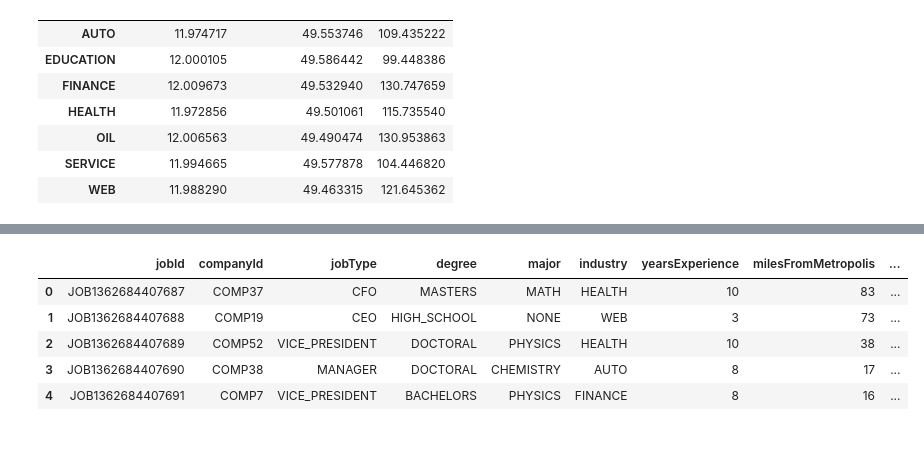
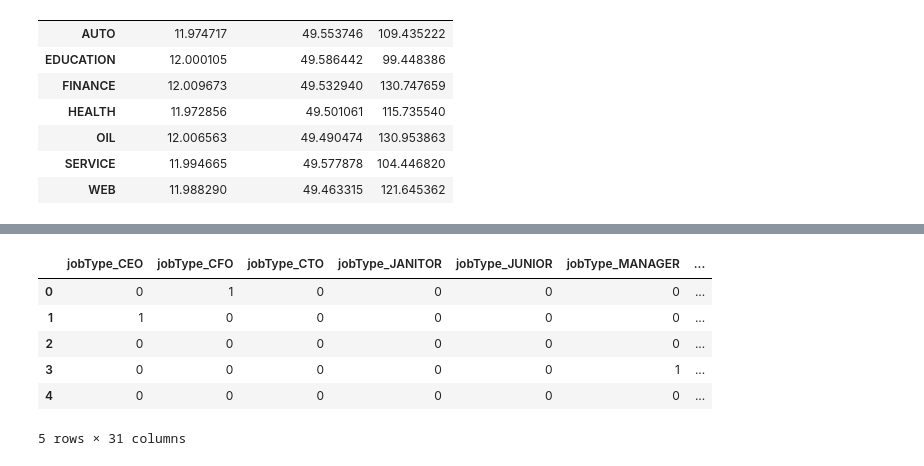
Before and after one commit to cdean4/salary-prediction-portfolio, a Jupyter notebook: SalaryProject.ipynb, the cells around one changed output, grey strips where cells are left out. Cells and saved outputs as stored; diff of their text form; code cells hidden in the pictures.

Commit message:
Complete on-hot-encoding on categoical columns and combine with numeric columns

```diff
--- a/SalaryProject.ipynb
+++ b/SalaryProject.ipynb
@@ -828,9 +843,20 @@ data_train2['salary_forecast'] = data_train['industry'].apply(salary_forecast)
+# %%
+data_train = data_train.drop(columns=['salary_forecast'])
+# %%
+# perform one-hot-encoding on categorical data and combine with numeric data to make one encoded feature dataframe
+
+cat_columns = ['jobType', 'degree', 'major', 'industry']
+num_columns = ['yearsExperience', 'milesFromMetropolis']
+
+cat_encoded_df = pd.get_dummies(data_train[cat_columns])
+data_train_enc = pd.concat([cat_encoded_df, data_train[num_columns]], axis = 1)
 # %%
-data_train2.head()
+data_train_enc.head()
 # %% [output]
-|  | jobId | companyId | jobType | degree | major | industry | yearsExperience | milesFromMetropolis | ... |
-| 0 | JOB1362684407687 | COMP37 | CFO | MASTERS | MATH | HEALTH | 10 | 83 | ... |
-| 1 | JOB1362684407688 | COMP19 | CEO | HIGH_SCHOOL | NONE | WEB | 3 | 73 | ... |
-| 2 | JOB1362684407689 | COMP52 | VICE_PRESIDENT | DOCTORAL | PHYSICS | HEALTH | 10 | 38 | ... |
-| 3 | JOB1362684407690 | COMP38 | MANAGER | DOCTORAL | CHEMISTRY | AUTO | 8 | 17 | ... |
-| 4 | JOB1362684407691 | COMP7 | VICE_PRESIDENT | BACHELORS | PHYSICS | FINANCE | 8 | 16 | ... |
+|  | jobType_CEO | jobType_CFO | jobType_CTO | jobType_JANITOR | jobType_JUNIOR | jobType_MANAGER | ... |
+| 0 | 0 | 1 | 0 | 0 | 0 | 0 | ... |
+| 1 | 1 | 0 | 0 | 0 | 0 | 0 | ... |
+| 2 | 0 | 0 | 0 | 0 | 0 | 0 | ... |
+| 3 | 0 | 0 | 0 | 0 | 0 | 1 | ... |
+| 4 | 0 | 0 | 0 | 0 | 0 | 0 | ... |
+5 rows × 31 columns
```
Also changed, not shown: parts of 5 cells of this notebook.
